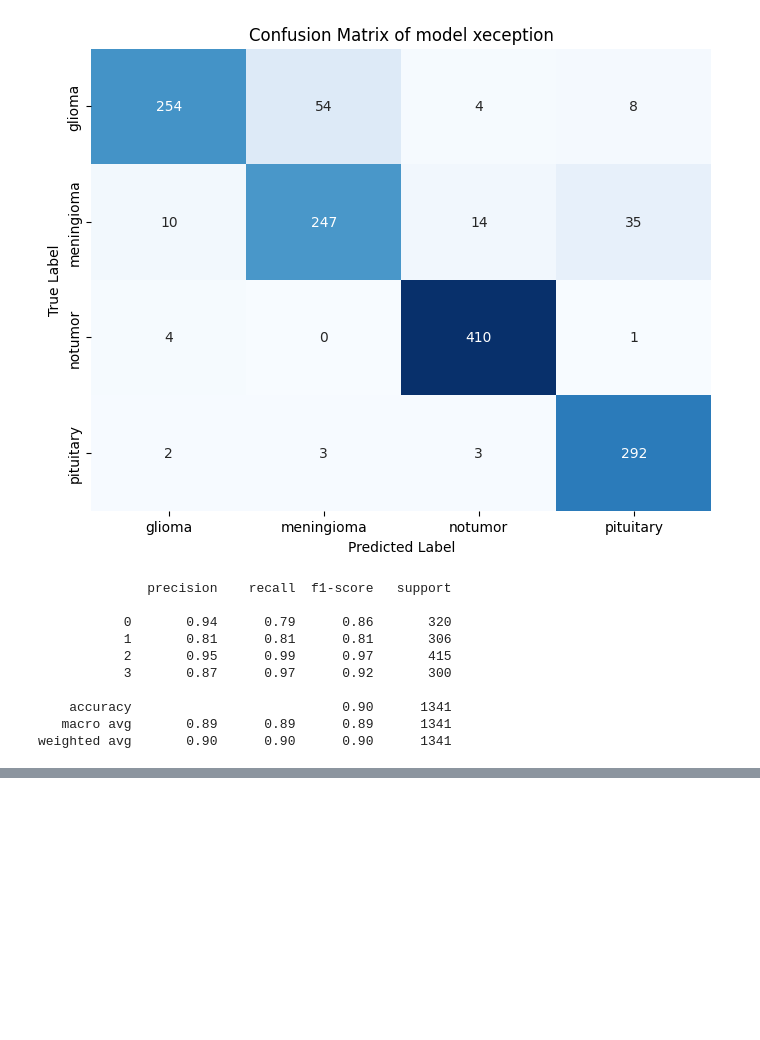
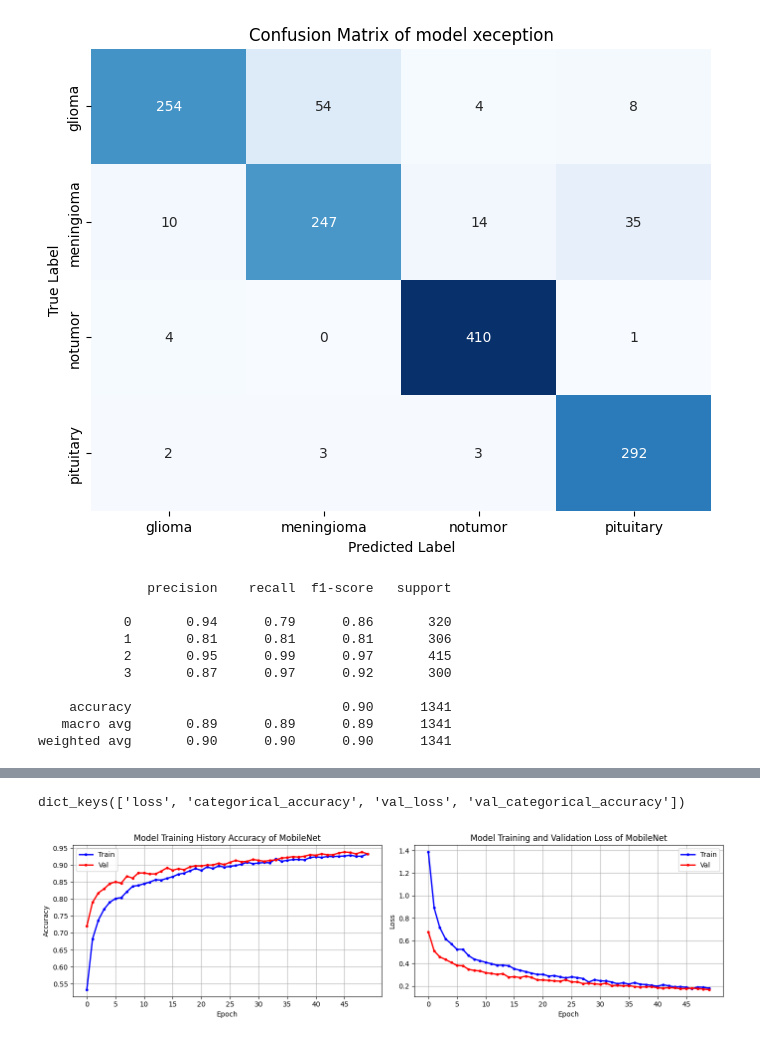
Before and after one commit to AgungA1/Neuro-Detect, a Jupyter notebook: Neuro_Detect.ipynb, the cells around one changed output, grey strips where cells are left out. Drawn from its saved outputs; the diff is of its cells as text; code cells hidden in the pictures; blank space fills up the shorter version.

```diff
--- a/Neuro_Detect.ipynb
+++ b/Neuro_Detect.ipynb
@@ -612,0 +649,11 @@ weighted avg       0.90      0.90      0.90      1341
+# %%
+%%time
+train_history_MobileNet = model_MobileNet.fit(train_dataset,
+                          batch_size = batch_size,
+                          validation_data = val_dataset,
+                          epochs = 50,
+                          callbacks = [early_stopping, model_MobileNet_checkpoint_callback])
+
+# Save the train history
+with open(os.path.join(ckp_folder,'train_history_MobileNet'), 'wb') as file_pi:
+    pickle.dump(train_history_MobileNet, file_pi)
@@ -612,0 +680,39 @@ weighted avg       0.90      0.90      0.90      1341
+# %%
+print(train_history_MobileNet.history.keys())
+# %% [output]
+dict_keys(['loss', 'categorical_accuracy', 'val_loss', 'val_categorical_accuracy'])
+# %%
+# If load the history from the previsouly trained model.
+with open(os.path.join(ckp_folder,'train_history_MobileNet'), 'rb') as file_pi:
+    train_history_MobileNet = pickle.load(file_pi)
+# %%
+# Create subplots
+fig, axes = plt.subplots(nrows=1, ncols=2, figsize=(14, 4))
+
+# Plot Categorical Accuracy and Validation Accuracy
+axes[0].plot(train_history_MobileNet.history['categorical_accuracy'], '.b-', linewidth=2, label='Categorical Accuracy')
+axes[0].plot(train_history_MobileNet.history['val_categorical_accuracy'], '.r-', linewidth=2, label='Validation Accuracy')
+axes[0].set_title('Model Training History Accuracy of MobileNet')
+axes[0].set_xlabel('Epoch')
+axes[0].set_ylabel('Accuracy')
+axes[0].set_xticks(range(0, len(train_history_MobileNet.history['categorical_accuracy']), 5))
+axes[0].legend(['Train', 'Val'])
+
+# Plot Training Loss and Validation Loss
+axes[1].plot(train_history_MobileNet.history['loss'], '.b-', label='Training Loss', linewidth=2)
+axes[1].plot(train_history_MobileNet.history['val_loss'], '.r-', label='Validation Loss', linewidth=2)
+
+axes[1].set_title('Model Training and Validation Loss of MobileNet')
+axes[1].set_xlabel('Epoch')
+axes[1].set_ylabel('Loss')
+axes[1].set_xticks(range(0, len(train_history_MobileNet.history['loss']), 5))
+axes[1].legend(['Train', 'Val'])
+
+# Remove grid lines
+axes[0].grid(True)
+axes[1].grid(True)
+
+plt.tight_layout()
+plt.show()
+# %% [output]
+[figure, added]
```
Also changed, not shown: parts of 71 cells of this notebook.
